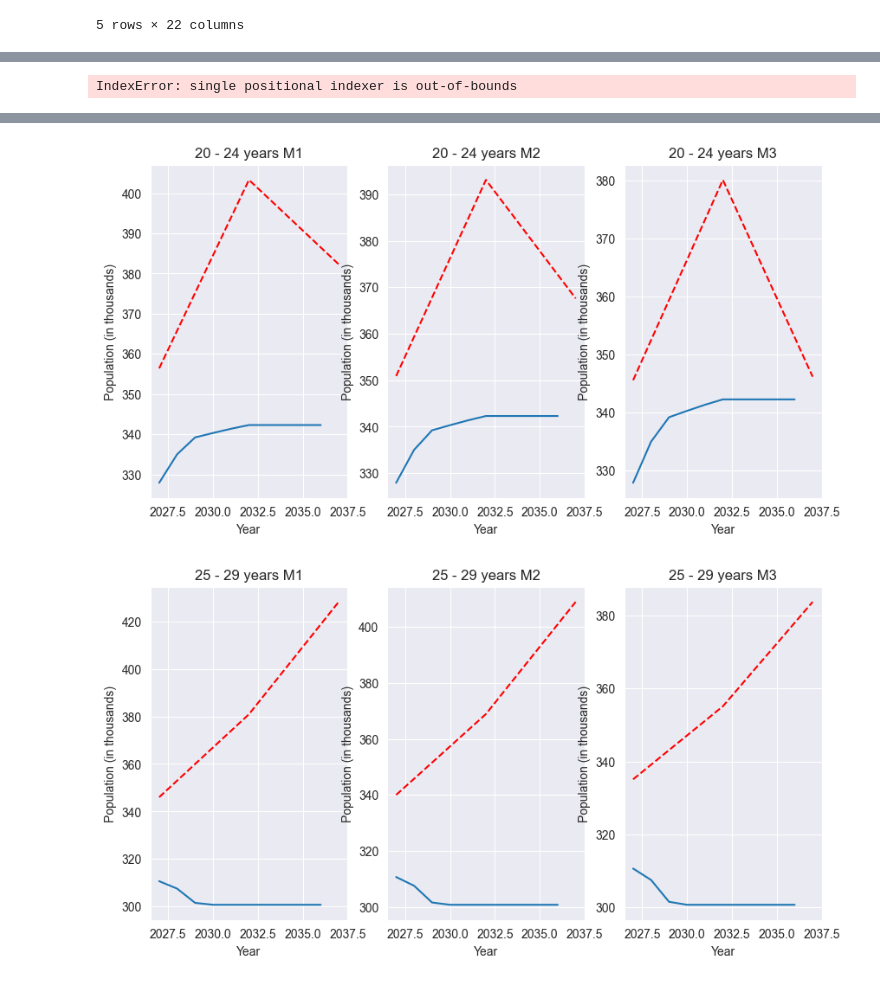
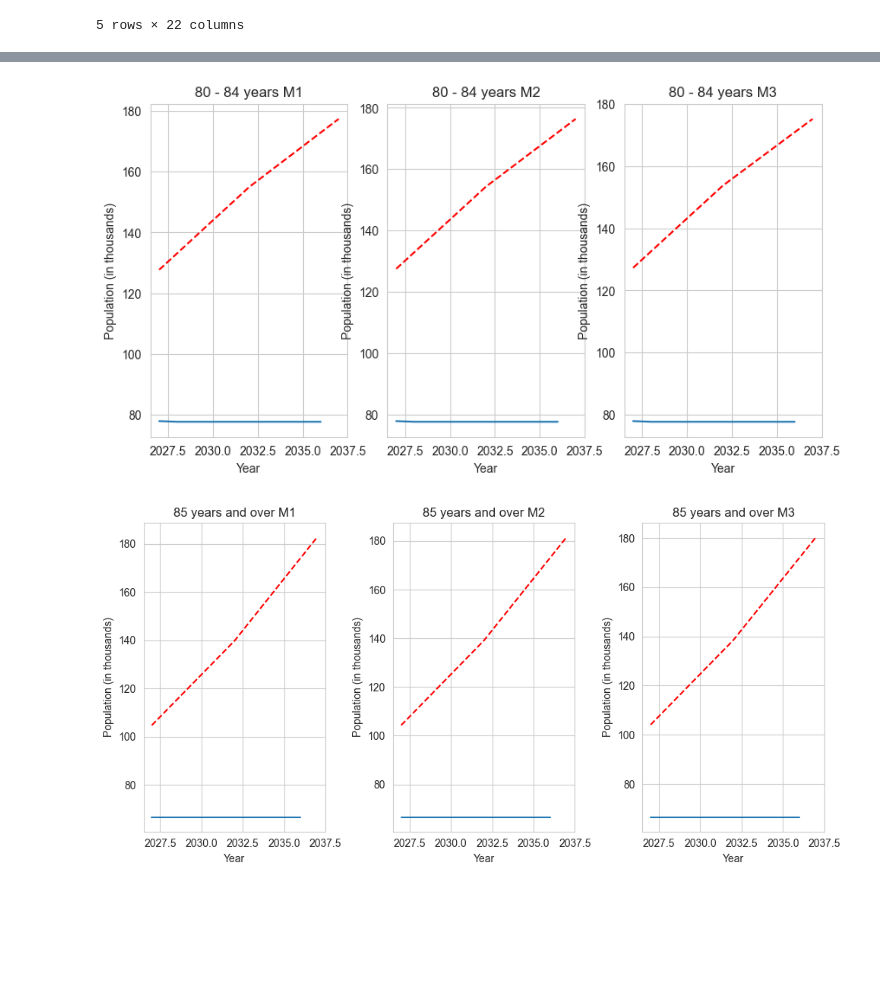
Before and after one commit to oOoOoOo0o/LM051-FYP, a Jupyter notebook: random_forest/age-groups.ipynb, the cells around one changed output, grey strips where cells are left out. Cells and saved outputs as stored; diff of their text form; code cells hidden in the pictures; blank space fills up the shorter version.

```diff
--- a/random_forest/age-groups.ipynb
+++ b/random_forest/age-groups.ipynb
@@ -50,21 +47,19 @@ def create_lagged_df(df, ag, max_lag):
         df[f'Deaths Lag{lag}'] = df['Deaths Registered (Number)'].shift(lag)
     return df.dropna()
 # %%
-def evaluate_lags(df, age_group_idx, max_lags):
+def evaluate_lags(df, target_col, max_lags):
     results = {}
     best_models = {}
 
     for max_lag in max_lags:
         selected_features = []
-        selected_features.extend([f'{ag[age_group_idx-2]} Lag{max_lag}'])
-        selected_features.extend([f'{ag[age_group_idx-1]} Lag{max_lag}'])
-        selected_features.extend([f'{ag[age_group_idx]} Lag{max_lag}'])
-        selected_features.extend([f'Migration Lag{max_lag}', f'Deaths Lag{max_lag}'])
+        selected_features.extend([f'{target_col} Lag{max_lag}'])
+        selected_features.extend([f'Migration Lag{max_lag}', f'Births Lag{max_lag}', f'Deaths Lag{max_lag}'])
 
-        df_lagged = create_lagged_df(df.copy(), ag[age_group_idx], max_lag)
+        df_lagged = create_lagged_df(df.copy(), target_col, max_lag)
 
         X = df_lagged[selected_features]
-        y = df_lagged[ag[age_group_idx]]
+        y = df_lagged[target_col]
 
         X_train = X[X.index < 2019]
         X_test = X[X.index >= 2019]
@@ -92,9 +87,9 @@ def evaluate_lags(df, age_group_idx, max_lags):
 
         # Metrics
         rmse = root_mean_squared_error(y_test, y_pred)
-        r2 = r2_score(y_test, y_pred)
+        mape = mean_absolute_percentage_error(y_test, y_pred)
 
-        results[max_lag] = {'rmse': rmse, 'r2': r2, 'best_params': best_params}
+        results[max_lag] = {'rmse': rmse, 'mape': mape, 'best_params': best_params}
         preds[max_lag] = y_pred
         y_tests[max_lag] = y_test
         best_models[max_lag] = best_model
@@ -104,7 +99,7 @@ def evaluate_lags(df, age_group_idx, max_lags):
 def plot_results(results):
     lag_values = list(results.keys())
     rmse_values = [results[lag]['rmse'] for lag in lag_values]
-    r2_values = [results[lag]['r2'] for lag in lag_values]
+    mape_values = [results[lag]['mape'] for lag in lag_values]
     fig, axes = plt.subplots(1, 2, figsize=(14, 6))
 
     axes[0].plot(lag_values, rmse_values, marker='o', color='b')
@@ -113,7 +108,7 @@ def plot_results(results):
     axes[0].set_ylabel('Root Mean Squared Error')
     axes[0].grid(True)
 
-    axes[1].plot(lag_values, r2_values, marker='o', color='b')
+    axes[1].plot(lag_values, mape_values, marker='o', color='b')
     axes[1].set_title('R2 against lags')
     axes[1].set_xlabel('Lag Window (Years)')
     axes[1].set_ylabel('R2 Score')
@@ -135,7 +130,7 @@ features = ([f'{col} Lag1' for col in age_groups] +
 models = {}
 lags = {}
 rmses = []
-r_squareds = []
+mapes = []
 
 preds = {}
 y_tests = {}
@@ -146,7 +141,7 @@ for idx, ag in enumerate(age_groups):
     print(f"Evaluating for age group: {ag}")
     max_lag_range = [1, 2, 3, 4, 5]
 
-    results, best_models = evaluate_lags(combined_df, idx, max_lag_range)
+    results, best_models = evaluate_lags(combined_df, ag, max_lag_range)
     best_lag = min(results, key=lambda x: results[x]['rmse'])
     best_model = best_models[best_lag]
 
@@ -157,7 +152,7 @@ for idx, ag in enumerate(age_groups):
     testss[ag] = y_tests[best_lag]
 
     rmses.append(results[best_lag]['rmse'])
-    r_squareds.append(results[best_lag]['r2'])
+    mapes.append(results[best_lag]['mape'])
 
     plot_results(results)
 # %% [output]
@@ -367,7 +362,7 @@ projections_m3 = df_projections[df_projections['Criteria for Projection'] == 'Me
 
 x_ticks = [2022, 2027, 2032, 2037, 2042]
 
-for ag in age_groups[2:]:
+for ag in age_groups[-5:]:
     if ag == '30 - 34 years':
         continue
     forecast_m1 = forecast_age_group(forecast_df_m1, ag, 10, births[5:], deaths[5:], m1[5:])
@@ -396,4 +391,3 @@ for ag in age_groups[2:]:
 plt.tight_layout()
 plt.show()
 # %% [output]
-IndexError: single positional indexer is out-of-bounds
@@ -403,2 +397,2 @@ IndexError: single positional indexer is out-of-bounds
-[figure, old version]
+[figure, new version]
-[figure, old version]
+[figure, new version]
```
Also changed, not shown: parts of 4 cells of this notebook.
